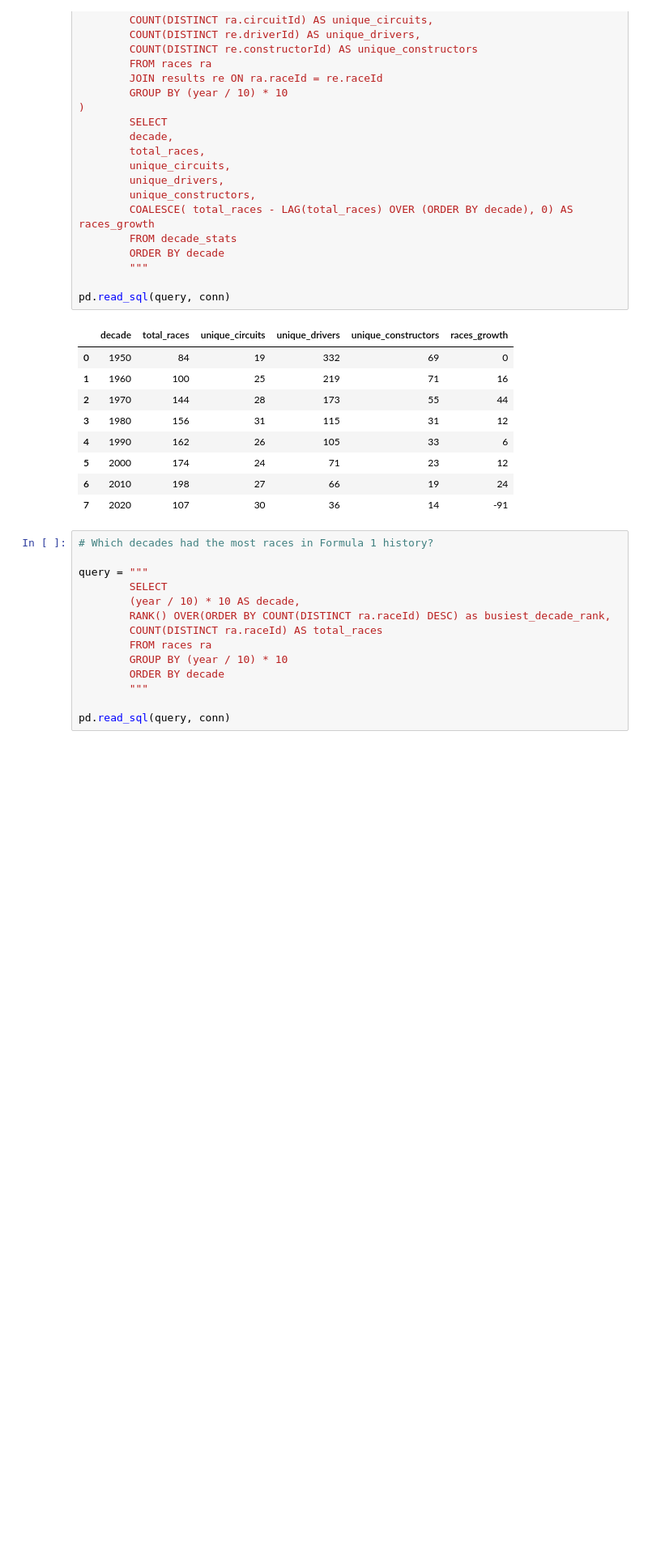
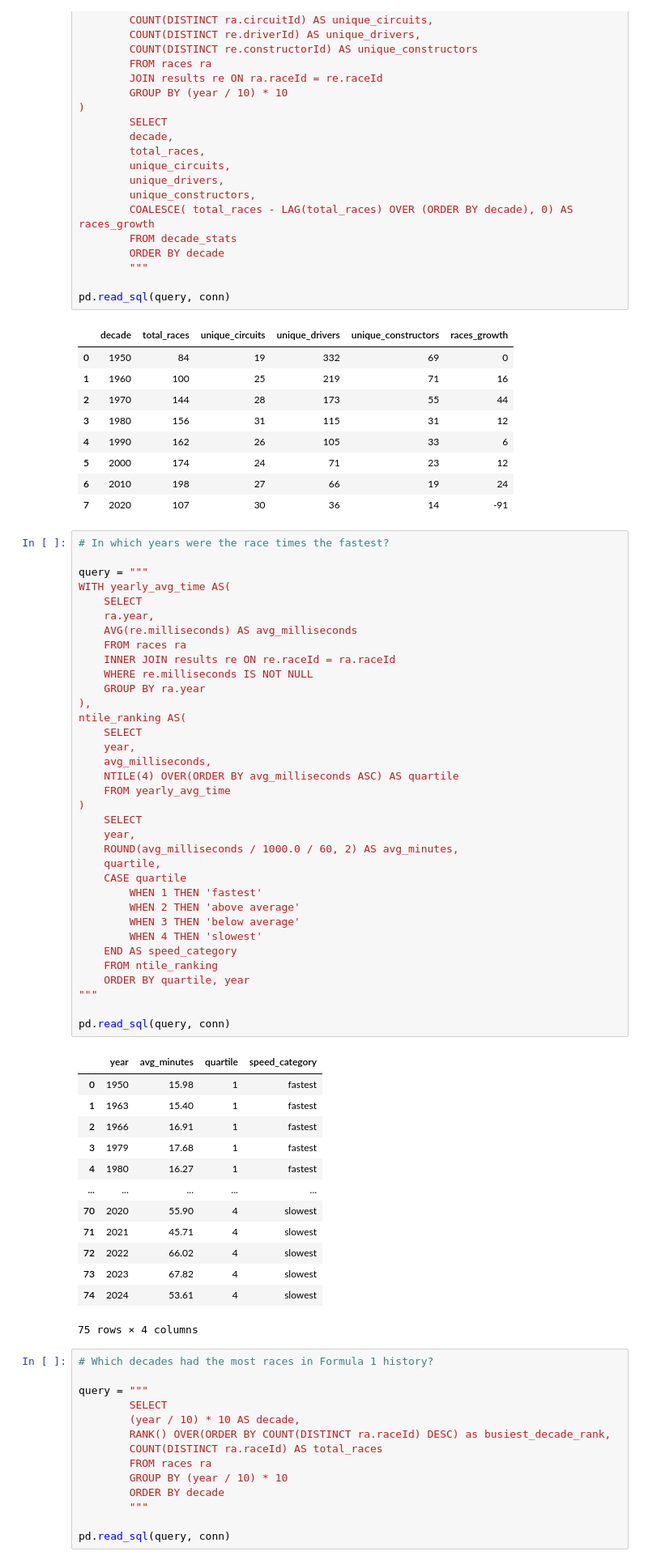
Before and after one commit to jakowczukalicja/formula1-sql-analysis, a Jupyter notebook: analysis.ipynb, the cells around one changed output. Shown at 81% size. Cells and saved outputs as stored; diff of their text form; blank space fills up the shorter version.

Commit message:
yearly avg time

```diff
--- a/analysis.ipynb
+++ b/analysis.ipynb
@@ -47,6 +47,55 @@ pd.read_sql(query, conn)
 | 5 | 2000 | 174 | 24 | 71 | 23 | 12 |
 | 6 | 2010 | 198 | 27 | 66 | 19 | 24 |
 | 7 | 2020 | 107 | 30 | 36 | 14 | -91 |
+# %%
+# In which years were the race times the fastest?
+
+query = """
+WITH yearly_avg_time AS(
+    SELECT
+    ra.year,
+    AVG(re.milliseconds) AS avg_milliseconds
+    FROM races ra
+    INNER JOIN results re ON re.raceId = ra.raceId
+    WHERE re.milliseconds IS NOT NULL
+    GROUP BY ra.year
+),
+ntile_ranking AS(
+    SELECT
+    year,
+    avg_milliseconds,
+    NTILE(4) OVER(ORDER BY avg_milliseconds ASC) AS quartile
+    FROM yearly_avg_time
+)
+    SELECT
+    year,
+    ROUND(avg_milliseconds / 1000.0 / 60, 2) AS avg_minutes,
+    quartile,
+    CASE quartile
+        WHEN 1 THEN 'fastest'
+        WHEN 2 THEN 'above average'
+        WHEN 3 THEN 'below average'
+        WHEN 4 THEN 'slowest'
+    END AS speed_category
+    FROM ntile_ranking
+    ORDER BY quartile, year
+"""
+
+pd.read_sql(query, conn)
+# %% [output]
+|  | year | avg_minutes | quartile | speed_category |
+| 0 | 1950 | 15.98 | 1 | fastest |
+| 1 | 1963 | 15.40 | 1 | fastest |
+| 2 | 1966 | 16.91 | 1 | fastest |
+| 3 | 1979 | 17.68 | 1 | fastest |
+| 4 | 1980 | 16.27 | 1 | fastest |
+| ... | ... | ... | ... | ... |
+| 70 | 2020 | 55.90 | 4 | slowest |
+| 71 | 2021 | 45.71 | 4 | slowest |
+| 72 | 2022 | 66.02 | 4 | slowest |
+| 73 | 2023 | 67.82 | 4 | slowest |
+| 74 | 2024 | 53.61 | 4 | slowest |
+75 rows × 4 columns
 # %%
 # Which decades had the most races in Formula 1 history?
 
```
